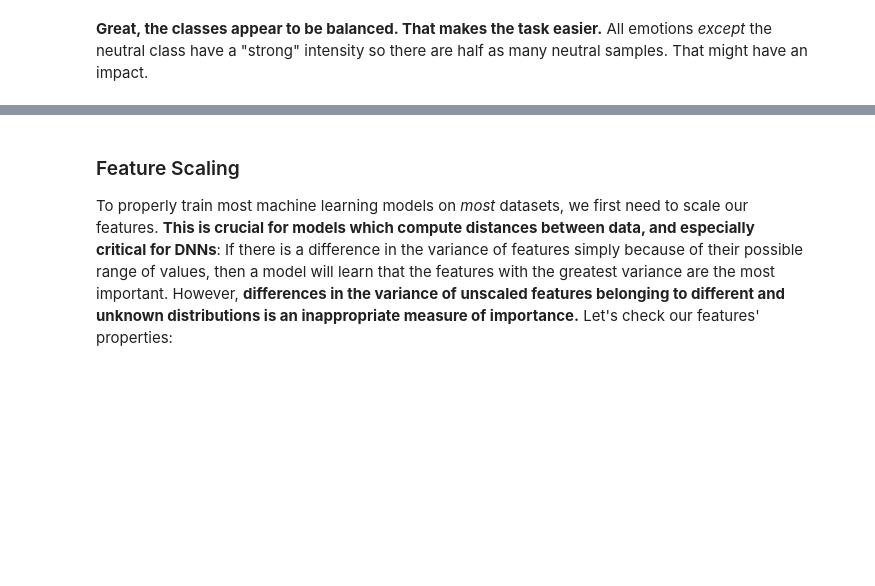
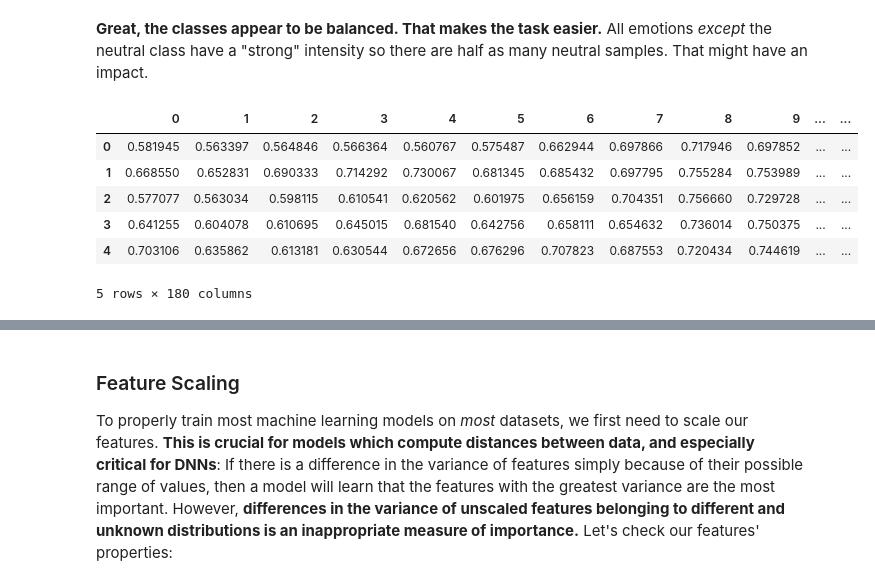
Before and after one commit to Ninavo15/Week3-ClassicML, a Jupyter notebook: Week_3_MachineLearning.ipynb, the cells around one changed output, grey strips where cells are left out. Drawn from its saved outputs; the diff is of its cells as text; code cells hidden in the pictures; blank space fills up the shorter version.

```diff
--- a/Week_3_MachineLearning.ipynb
+++ b/Week_3_MachineLearning.ipynb
@@ -315,3 +317,16 @@ plt.show()
 [figure]
 # %% [markdown]
 **Great, the classes appear to be balanced. That makes the task easier.** All emotions _except_ the neutral class have a "strong" intensity so there are half as many neutral samples. That might have an impact.
+# %%
+featuresMine=pd.read_csv('MyfeaturesRavdess.csv',index_col=0)
+emotionMine=pd.read_csv('MyemotionsRavdess.csv',index_col=0)
+
+featuresMine.head()
+# %% [output]
+|  | 0 | 1 | 2 | 3 | 4 | 5 | 6 | 7 | 8 | 9 | ... | ... |
+| 0 | 0.581945 | 0.563397 | 0.564846 | 0.566364 | 0.560767 | 0.575487 | 0.662944 | 0.697866 | 0.717946 | 0.697852 | ... | ... |
+| 1 | 0.668550 | 0.652831 | 0.690333 | 0.714292 | 0.730067 | 0.681345 | 0.685432 | 0.697795 | 0.755284 | 0.753989 | ... | ... |
+| 2 | 0.577077 | 0.563034 | 0.598115 | 0.610541 | 0.620562 | 0.601975 | 0.656159 | 0.704351 | 0.756660 | 0.729728 | ... | ... |
+| 3 | 0.641255 | 0.604078 | 0.610695 | 0.645015 | 0.681540 | 0.642756 | 0.658111 | 0.654632 | 0.736014 | 0.750375 | ... | ... |
+| 4 | 0.703106 | 0.635862 | 0.613181 | 0.630544 | 0.672656 | 0.676296 | 0.707823 | 0.687553 | 0.720434 | 0.744619 | ... | ... |
+5 rows × 180 columns
```
Also changed, not shown: parts of 5 cells of this notebook.
